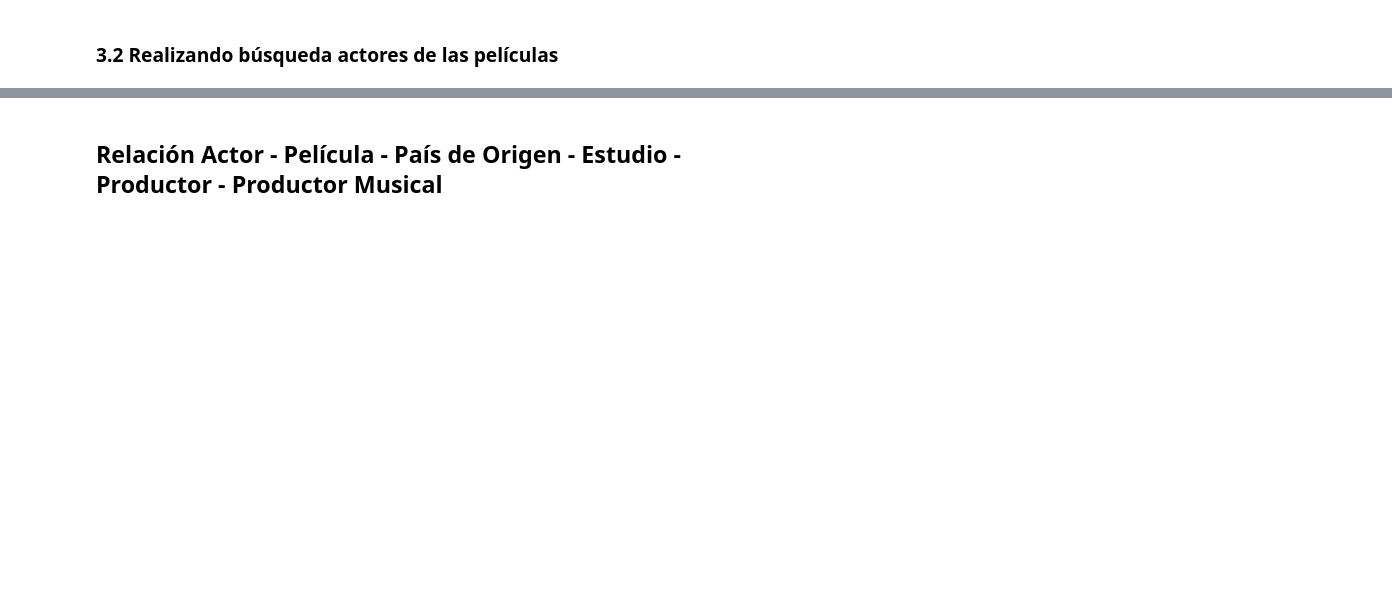
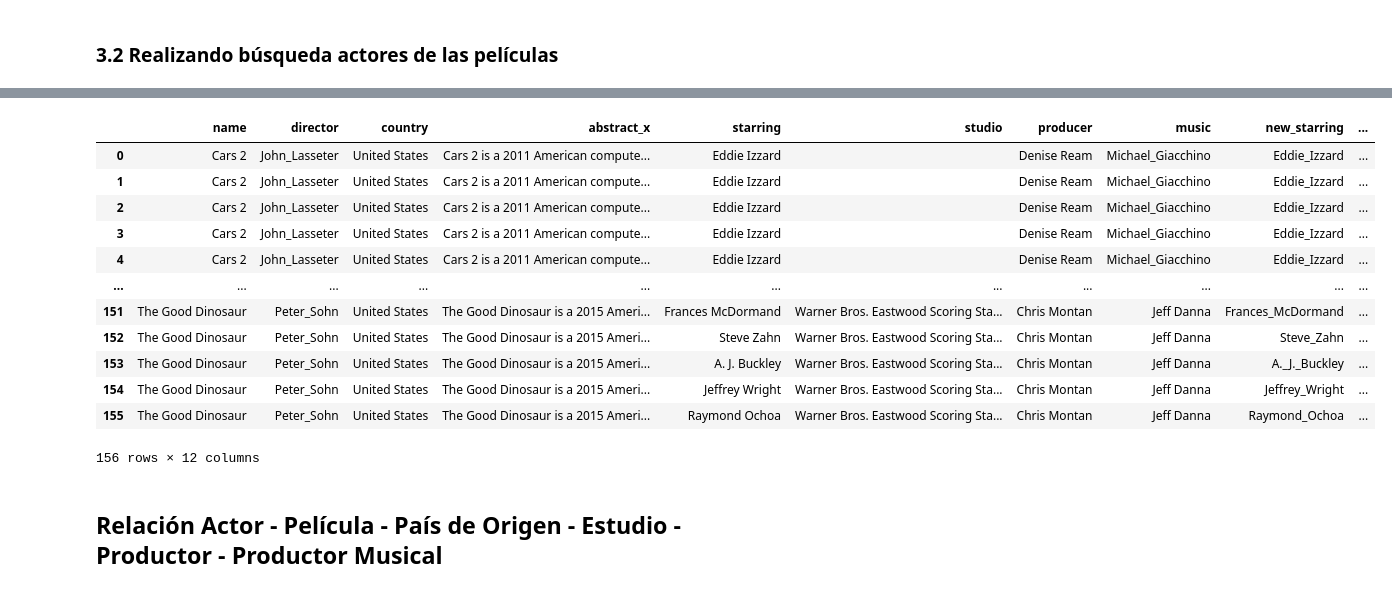
Before and after one commit to antoniomata99/BigData-SemanticEnrichment, a Jupyter notebook: Laboratorio.ipynb, the cells around one changed output, grey strips where cells are left out. Cells and saved outputs as stored; diff of their text form; code cells hidden in the pictures; blank space fills up the shorter version.

```diff
--- a/Laboratorio.ipynb
+++ b/Laboratorio.ipynb
@@ -157,6 +216,6 @@ df_persona
 # %%
 for actor in dataframe.iloc[1: , :]['new_starring'].unique():
     try:
-        df_persona = enriquecerPersona(df_persona, actor)
+        df_persona = enriquecerActor(df_persona, actor)
     except:
         print(actor)
@@ -164,0 +246,2 @@ dataframe.iloc[1: , :]['new_starring'].unique()
+# %%
+df_persona.rename( columns={'name':'actorName'}, inplace=True )
@@ -164,0 +259,2 @@ dataframe.iloc[1: , :]['new_starring'].unique()
+# %%
+dataframe = pd.merge( dataframe, df_persona, how='left', left_on='starring', right_on='actorName'  )
@@ -164,0 +270,2 @@ dataframe.iloc[1: , :]['new_starring'].unique()
+# %%
+dataframe.fillna(-1, inplace=True)
@@ -164,0 +285,16 @@ dataframe.iloc[1: , :]['new_starring'].unique()
+# %%
+dataframe.drop(dataframe.columns[[10, 11, 12, 13, 14, 15]], axis=1)
+# %% [output]
+|  | name | director | country | abstract_x | starring | studio | producer | music | new_starring | ... |
+| 0 | Cars 2 | John_Lasseter | United States | Cars 2 is a 2011 American compute... | Eddie Izzard |  | Denise Ream | Michael_Giacchino | Eddie_Izzard | ... |
+| 1 | Cars 2 | John_Lasseter | United States | Cars 2 is a 2011 American compute... | Eddie Izzard |  | Denise Ream | Michael_Giacchino | Eddie_Izzard | ... |
+| 2 | Cars 2 | John_Lasseter | United States | Cars 2 is a 2011 American compute... | Eddie Izzard |  | Denise Ream | Michael_Giacchino | Eddie_Izzard | ... |
+| 3 | Cars 2 | John_Lasseter | United States | Cars 2 is a 2011 American compute... | Eddie Izzard |  | Denise Ream | Michael_Giacchino | Eddie_Izzard | ... |
+| 4 | Cars 2 | John_Lasseter | United States | Cars 2 is a 2011 American compute... | Eddie Izzard |  | Denise Ream | Michael_Giacchino | Eddie_Izzard | ... |
+| ... | ... | ... | ... | ... | ... | ... | ... | ... | ... | ... |
+| 151 | The Good Dinosaur | Peter_Sohn | United States | The Good Dinosaur is a 2015 Ameri... | Frances McDormand | Warner Bros. Eastwood Scoring Sta... | Chris Montan | Jeff Danna | Frances_McDormand | ... |
+| 152 | The Good Dinosaur | Peter_Sohn | United States | The Good Dinosaur is a 2015 Ameri... | Steve Zahn | Warner Bros. Eastwood Scoring Sta... | Chris Montan | Jeff Danna | Steve_Zahn | ... |
+| 153 | The Good Dinosaur | Peter_Sohn | United States | The Good Dinosaur is a 2015 Ameri... | A. J. Buckley | Warner Bros. Eastwood Scoring Sta... | Chris Montan | Jeff Danna | A._J._Buckley | ... |
+| 154 | The Good Dinosaur | Peter_Sohn | United States | The Good Dinosaur is a 2015 Ameri... | Jeffrey Wright | Warner Bros. Eastwood Scoring Sta... | Chris Montan | Jeff Danna | Jeffrey_Wright | ... |
+| 155 | The Good Dinosaur | Peter_Sohn | United States | The Good Dinosaur is a 2015 Ameri... | Raymond Ochoa | Warner Bros. Eastwood Scoring Sta... | Chris Montan | Jeff Danna | Raymond_Ochoa | ... |
+156 rows × 12 columns
```
Also changed, not shown: parts of 20 cells of this notebook.
